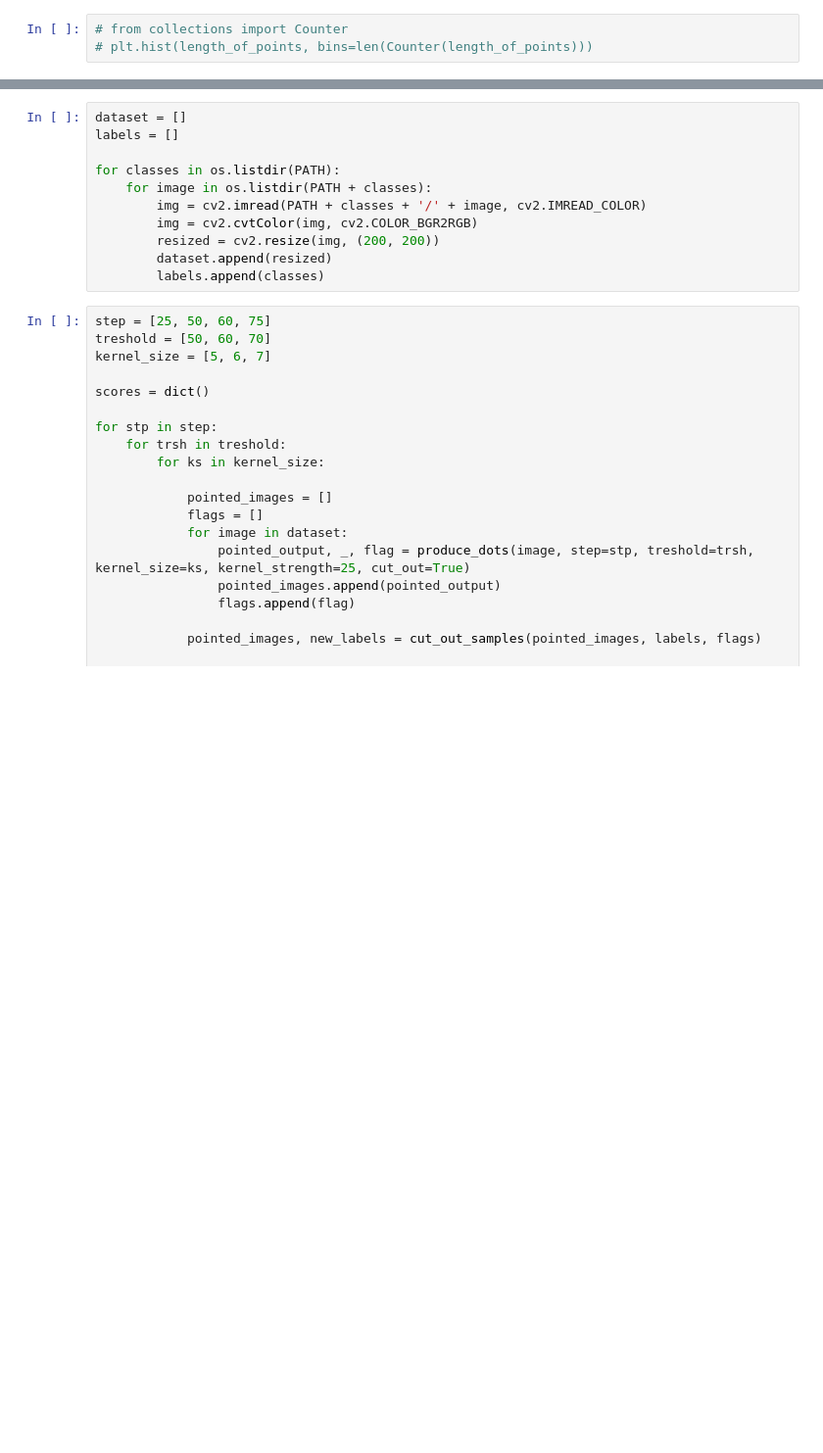
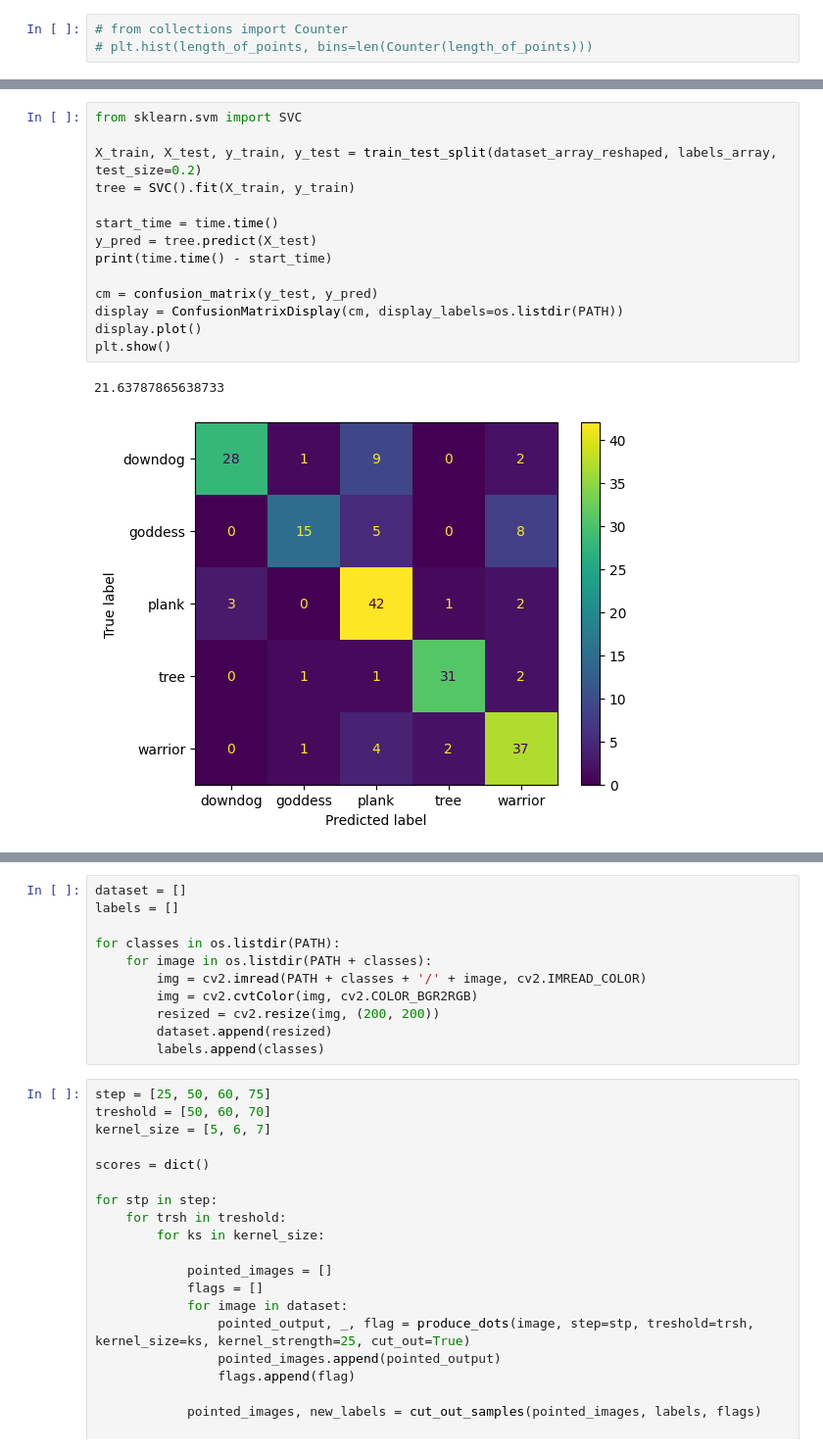
Before and after one commit to jakub-kowalik/analiza-obrazow-cyfrowych-projekt, a Jupyter notebook: src/notebooks/yoga_centroid.ipynb, the cells around one changed output, grey strips where cells are left out. Shown at 98% size. Drawn from its saved outputs; the diff is of its cells as text; blank space fills up the shorter version.

```diff
--- a/src/notebooks/yoga_centroid.ipynb
+++ b/src/notebooks/yoga_centroid.ipynb
@@ -313,3 +339,20 @@ plt.show()
+# %%
+from sklearn.svm import SVC
+
+X_train, X_test, y_train, y_test = train_test_split(dataset_array_reshaped, labels_array, test_size=0.2)
+tree = SVC().fit(X_train, y_train)
+
+start_time = time.time()
+y_pred = tree.predict(X_test)
+print(time.time() - start_time)
+
+cm = confusion_matrix(y_test, y_pred)
+display = ConfusionMatrixDisplay(cm, display_labels=os.listdir(PATH))
+display.plot()
+plt.show()
+# %% [output]
+21.63787865638733
+[figure, added]
 # %%
 print(balanced_accuracy_score(y_test, y_pred))
 # %% [output]
```
Also changed, not shown: parts of 31 cells of this notebook.
